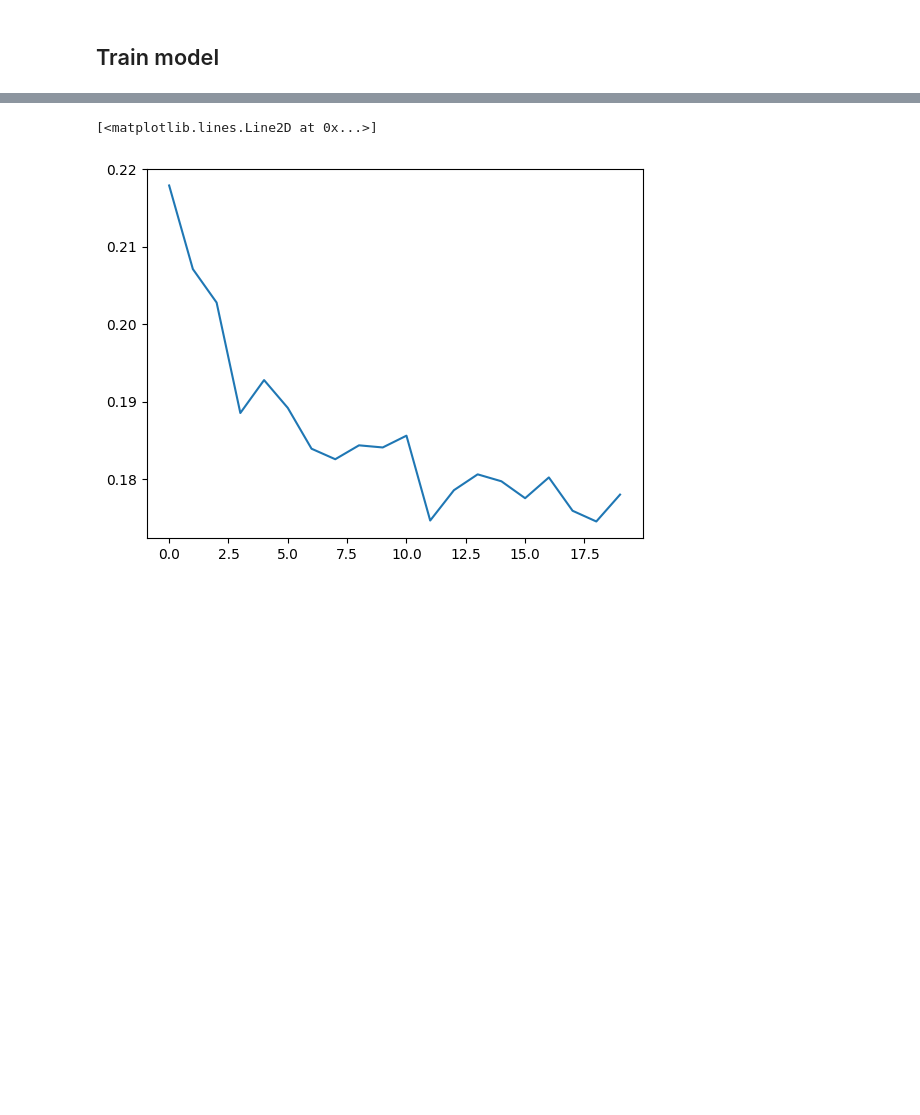
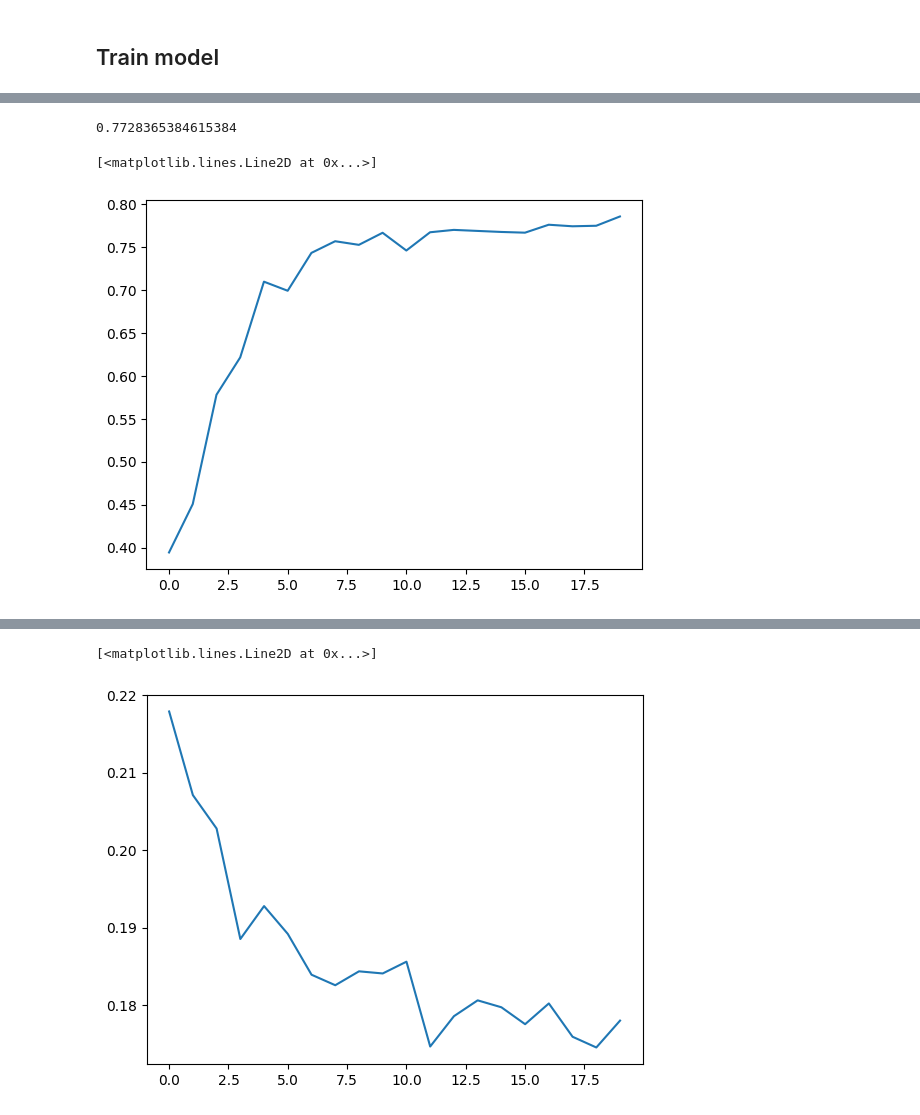
Before and after one commit to KilianFt/Adaptive-HCI, a Jupyter notebook: pretrain_model.ipynb, the cells around one changed output, grey strips where cells are left out. Cells and saved outputs as stored; diff of their text form; code cells hidden in the pictures; blank space fills up the shorter version.

```diff
--- a/pretrain_model.ipynb
+++ b/pretrain_model.ipynb
@@ -304,7 +325,7 @@ torch.Size([32, 2])
 model = ViT(
     image_size = 200,
     patch_size = 8,
-    num_classes = n_dof,
+    num_classes = labels.shape[1],
     dim = 64,
     depth = 1,
     heads = 2,
@@ -324 +433,29 @@ optimizer = optim.Adam(model.parameters(), lr=1e-3)
+# %%
+accs = []
+test_mse_list = []
+for data in test_dataloader:
+    test_inputs, test_labels = data
+    test_inputs = test_inputs.to(device)
+    test_labels = test_labels.to(device)
+    if model.__class__.__name__ == 'ViT':
+        test_inputs.unsqueeze_(axis=1)
+    model.eval()
+    with torch.no_grad():
+        outputs = model(test_inputs)
+
+        predictions = outputs.cpu().squeeze().numpy()
+        predicted_labels = np.zeros_like(predictions)
+        predicted_labels[predictions > 0.5] = 1
+
+    test_labels = test_labels.cpu()
+    acc = accuracy_score(test_labels, predicted_labels)
+    accs.append(acc)
+np.mean(accs)
+# %% [output]
+0.7728365384615384
+# %%
+plt.plot(history['accs'])
+# %% [output]
+[<matplotlib.lines.Line2D at 0x...>]
+[figure, added]
 # %%
```
Also changed, not shown: parts of 21 cells of this notebook, 4 other files.
